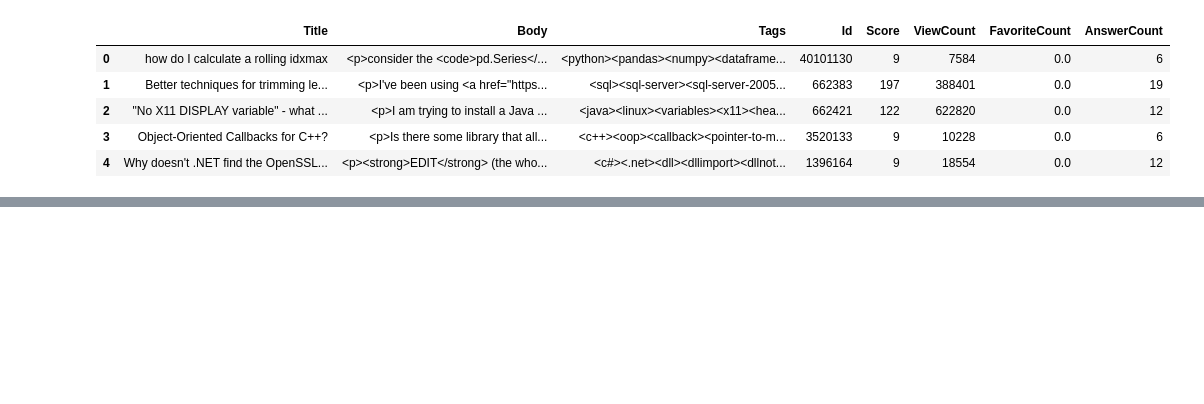
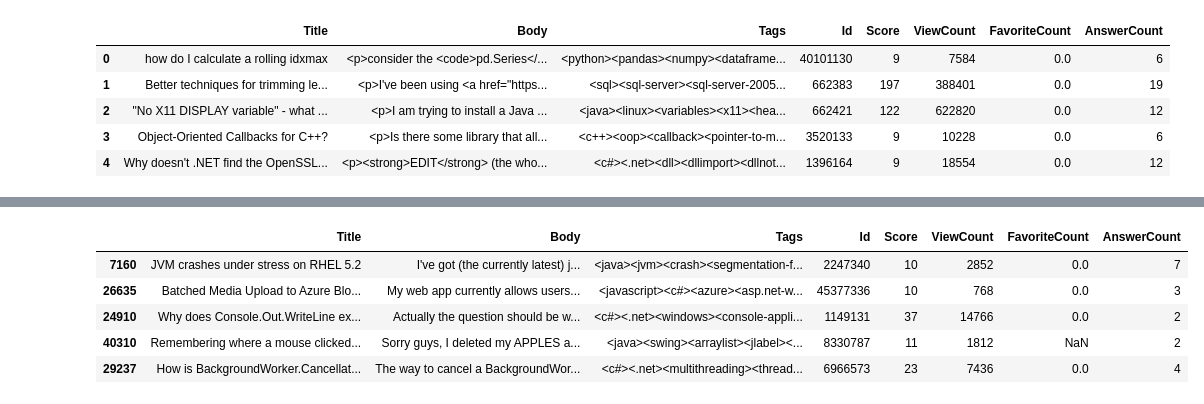
Before and after one commit to ThomasMeb/Classifier_Questions_StackOverflow, a Jupyter notebook: Mebarki_Thomas_notebook_exploration_032023.ipynb, the cells around one changed output, grey strips where cells are left out. Saved outputs shown, nothing was run; the diff lists cells and outputs as text; code cells hidden in the pictures; blank space fills up the shorter version.

```diff
--- a/Mebarki_Thomas_notebook_exploration_032023.ipynb
+++ b/Mebarki_Thomas_notebook_exploration_032023.ipynb
@@ -32,0 +40,9 @@ FeatureNotFound: Couldn't find a tree builder with the features you requested: x
+# %%
+data.sample(5)
+# %% [output]
+|  | Title | Body | Tags | Id | Score | ViewCount | FavoriteCount | AnswerCount |
+| 7160 | JVM crashes under stress on RHEL 5.2 | I've got (the currently latest) j... | <java><jvm><crash><segmentation-f... | 2247340 | 10 | 2852 | 0.0 | 7 |
+| 26635 | Batched Media Upload to Azure Blo... | My web app currently allows users... | <javascript><c#><azure><asp.net-w... | 45377336 | 10 | 768 | 0.0 | 3 |
+| 24910 | Why does Console.Out.WriteLine ex... | Actually the question should be w... | <c#><.net><windows><console-appli... | 1149131 | 37 | 14766 | 0.0 | 2 |
+| 40310 | Remembering where a mouse clicked... | Sorry guys, I deleted my APPLES a... | <java><swing><arraylist><jlabel><... | 8330787 | 11 | 1812 | NaN | 2 |
+| 29237 | How is BackgroundWorker.Cancellat... | The way to cancel a BackgroundWor... | <c#><.net><multithreading><thread... | 6966573 | 23 | 7436 | 0.0 | 4 |
```
Also changed, not shown: parts of 10 cells of this notebook.
